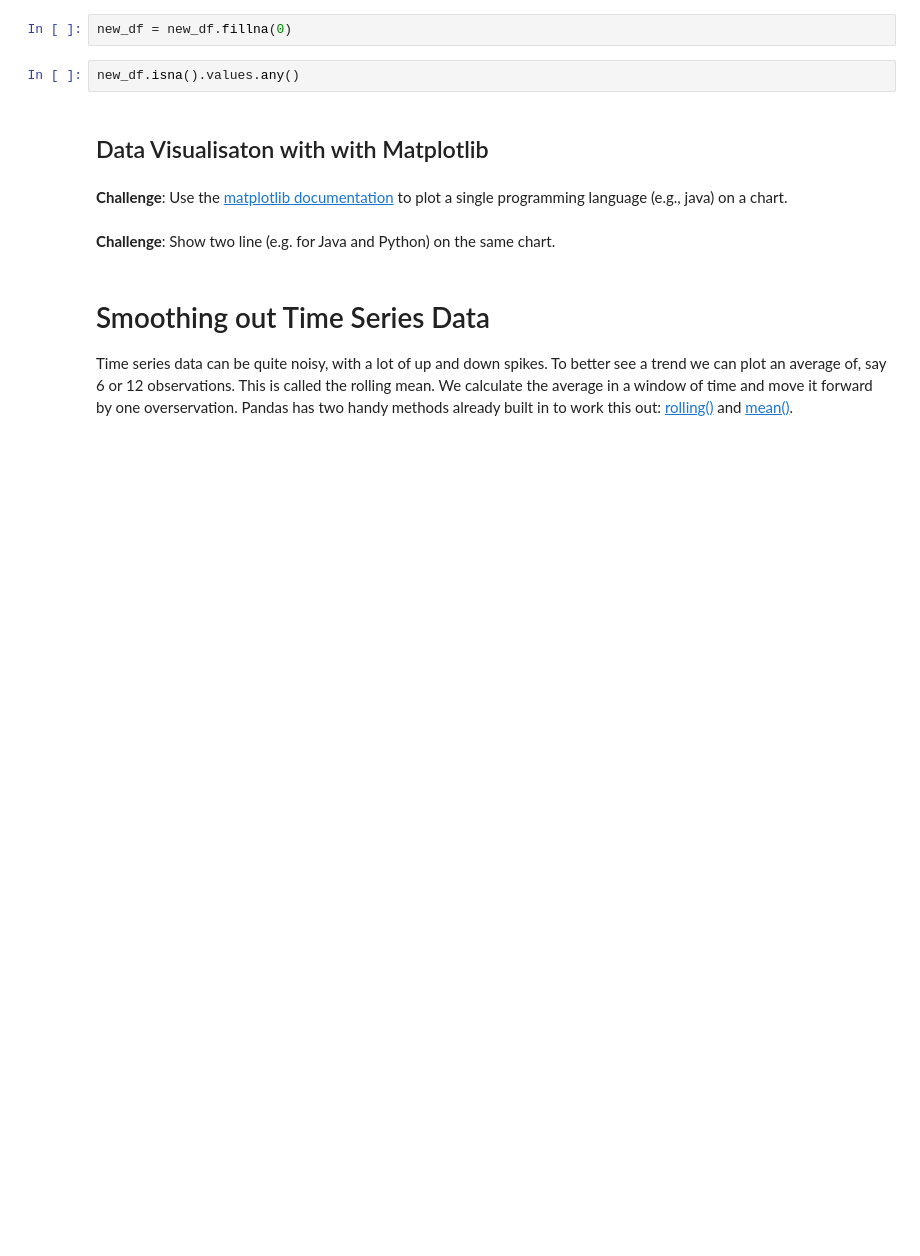
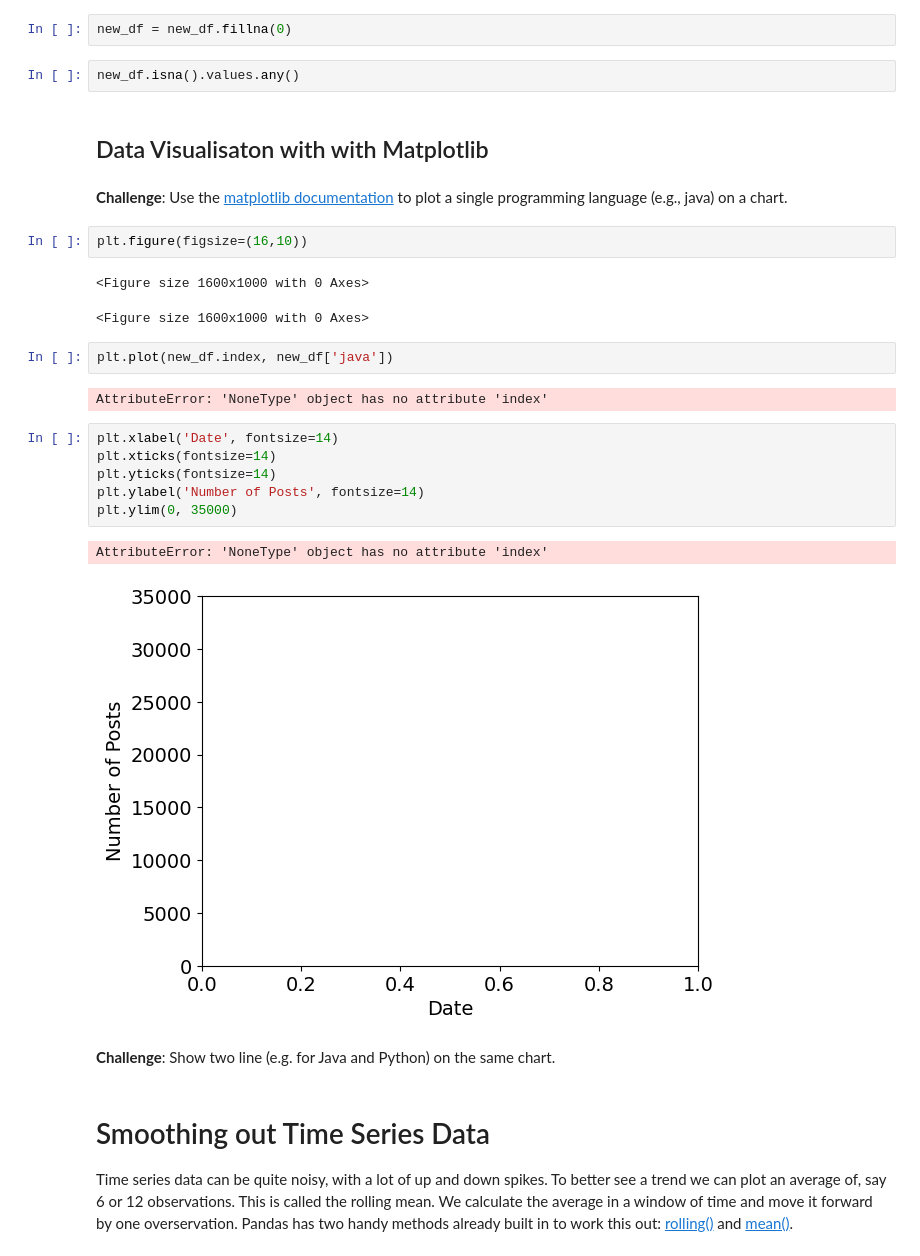
Before and after one commit to armkaviani/PythonBootcamp, a Jupyter notebook: Data_Visualisation_Matplotlib/Programming_Languages_(start).ipynb/Programming_Languages_(start).ipynb, the cells around one changed output. Drawn from its saved outputs; the diff is of its cells as text; blank space fills up the shorter version.

```diff
--- a/Data_Visualisation_Matplotlib/Programming_Languages_(start).ipynb/Programming_Languages_(start).ipynb
+++ b/Data_Visualisation_Matplotlib/Programming_Languages_(start).ipynb/Programming_Languages_(start).ipynb
@@ -190,6 +191,24 @@ new_df.isna().values.any()
 ## Data Visualisaton with with Matplotlib
 # %% [markdown]
 **Challenge**: Use the [matplotlib documentation](https://matplotlib.org/3.2.1/api/_as_gen/matplotlib.pyplot.plot.html#matplotlib.pyplot.plot) to plot a single programming language (e.g., java) on a chart.
+# %%
+plt.figure(figsize=(16,10))
+# %% [output]
+<Figure size 1600x1000 with 0 Axes>
+<Figure size 1600x1000 with 0 Axes>
+# %%
+plt.plot(new_df.index, new_df['java'])
+# %% [output]
+AttributeError: 'NoneType' object has no attribute 'index'
+# %%
+plt.xlabel('Date', fontsize=14)
+plt.xticks(fontsize=14)
+plt.yticks(fontsize=14)
+plt.ylabel('Number of Posts', fontsize=14)
+plt.ylim(0, 35000)
+# %% [output]
+AttributeError: 'NoneType' object has no attribute 'index'
+[figure, added]
 # %% [markdown]
 **Challenge**: Show two line (e.g. for Java and Python) on the same chart.
 # %% [markdown]
```
Also changed, not shown: parts of 1 cell of this notebook.
